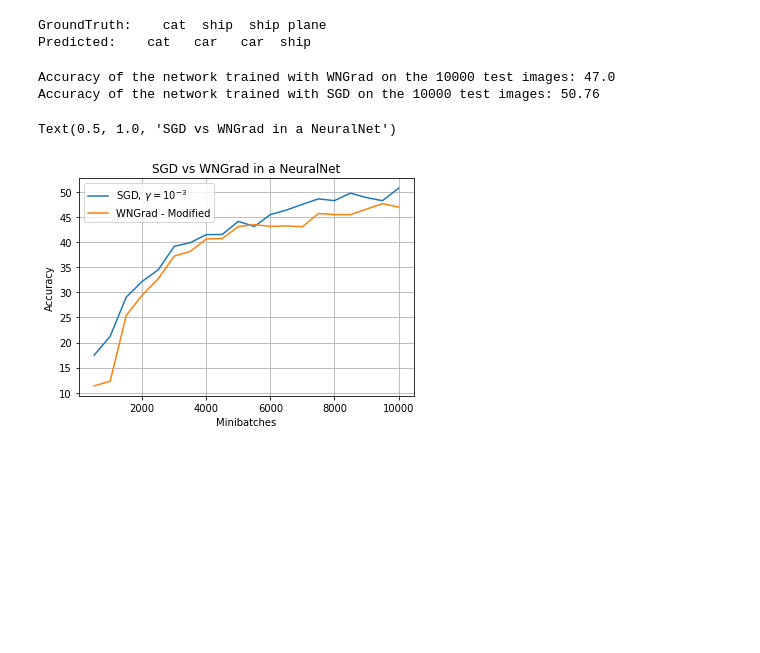
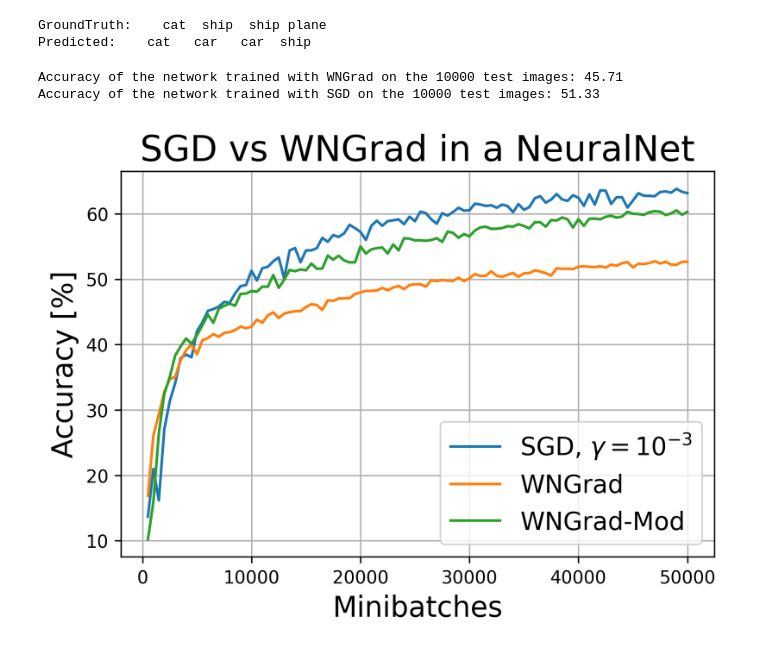
Before and after one commit to Alejandro-1996/CS-439-Project, a Jupyter notebook: code/CIFAR10.ipynb, the cells around one changed output. Saved outputs shown, nothing was run; the diff lists cells and outputs as text; code cells hidden in the pictures; blank space fills up the shorter version.

Commit message:
Added requirements + Updated CIFAR 10 and wngrad.py

```diff
--- a/code/CIFAR10.ipynb
+++ b/code/CIFAR10.ipynb
@@ -230,12 +230,19 @@ def train_SGD(optimizer, net, epochs):
 #                     100 * correct / total))
     return history
 # %%
+# Define Criterion
+epochs = 10
 criterion = torch.nn.CrossEntropyLoss()
 net_SGD = Net()
 optimizer_SGD = torch.optim.SGD(net_SGD.parameters(), lr=0.001, momentum=0.9)
-history = train_SGD(optimizer_SGD, net_SGD, 2)
+history = train_SGD(optimizer_SGD, net_SGD, epochs)
+# Redo with WNGrad-mod
+net_WNGrad = Net()
+optimizer_WNGrad_mod = WNGrad(net_WNGrad.parameters())
+history_WNGrad_mod = train_SGD(optimizer_WNGrad_mod, net_WNGrad, epochs)
+# Redo with WNGrad original
 net_WNGrad = Net()
 optimizer_WNGrad = WNGrad(net_WNGrad.parameters())
-history_WNGrad = train_SGD(optimizer_WNGrad, net_WNGrad, 2)
+history_WNGrad = train_SGD(optimizer_WNGrad, net_WNGrad, epochs)
 # %% [output]
 [1,   500] loss: 0.230
@@ -257,0 +265,4 @@ Current b: tensor(288.8288)
+# %%
+net_WNGrad = Net()
+optimizer_WNGrad_bsq = WNGrad(net_WNGrad.parameters(), b_sq = True)
+history_WNGrad_bsq = train_SGD(optimizer_WNGrad_bsq, net_WNGrad, epochs)
@@ -299,14 +355,20 @@ with torch.no_grad():
 acc = 100 * correct / total
 print(f'Accuracy of the network trained with SGD on the 10000 test images: {acc}')
 # %% [output]
-Accuracy of the network trained with WNGrad on the 10000 test images: 47.0
-Accuracy of the network trained with SGD on the 10000 test images: 50.76
+Accuracy of the network trained with WNGrad on the 10000 test images: 45.71
+Accuracy of the network trained with SGD on the 10000 test images: 51.33
 # %%
 plt.figure()
-ax = plt.gca(); ax.grid()
+ax = plt.gca(); ax.grid(); fig = plt.gcf()
+# SGD
 plt.plot(history["iter"], history["test accuracy"], label="SGD, $\gamma = 10^{-3}$")
-plt.plot(history_WNGrad["iter"], history_WNGrad["test accuracy"], label="WNGrad - Modified")
-plt.legend(); plt.xlabel('Minibatches'); plt.ylabel('Accuracy'); plt.title('SGD vs WNGrad in a NeuralNet')
+# WNGRAD w bsq
+plt.plot(history_WNGrad_bsq["iter"], history_WNGrad_bsq["test accuracy"], label="WNGrad")
+# WN Grad mod
+plt.plot(history_WNGrad["iter"], history_WNGrad["test accuracy"], label="WNGrad-Mod")
+plt.xlabel('Minibatches', fontsize=16); plt.ylabel('Accuracy [%]', fontsize = 16)
+plt.gcf().set_dpi(300)
+plt.legend(prop={'size': 14}); plt.title('SGD vs WNGrad in a NeuralNet', fontsize = 20)
+plt.show()
 # %% [output]
-Text(0.5, 1.0, 'SGD vs WNGrad in a NeuralNet')
-[figure, old version]
+[figure, new version]
```
Also changed, not shown: parts of 5 cells of this notebook, 2 other files.
